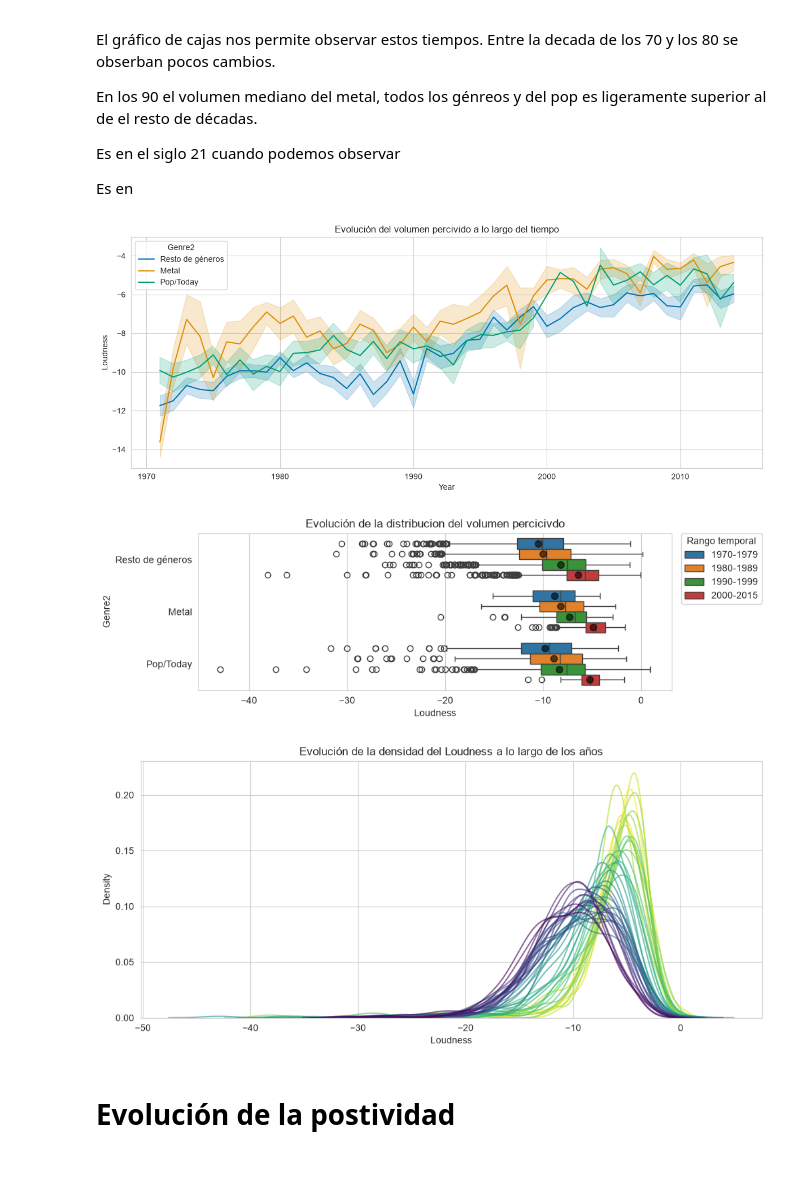
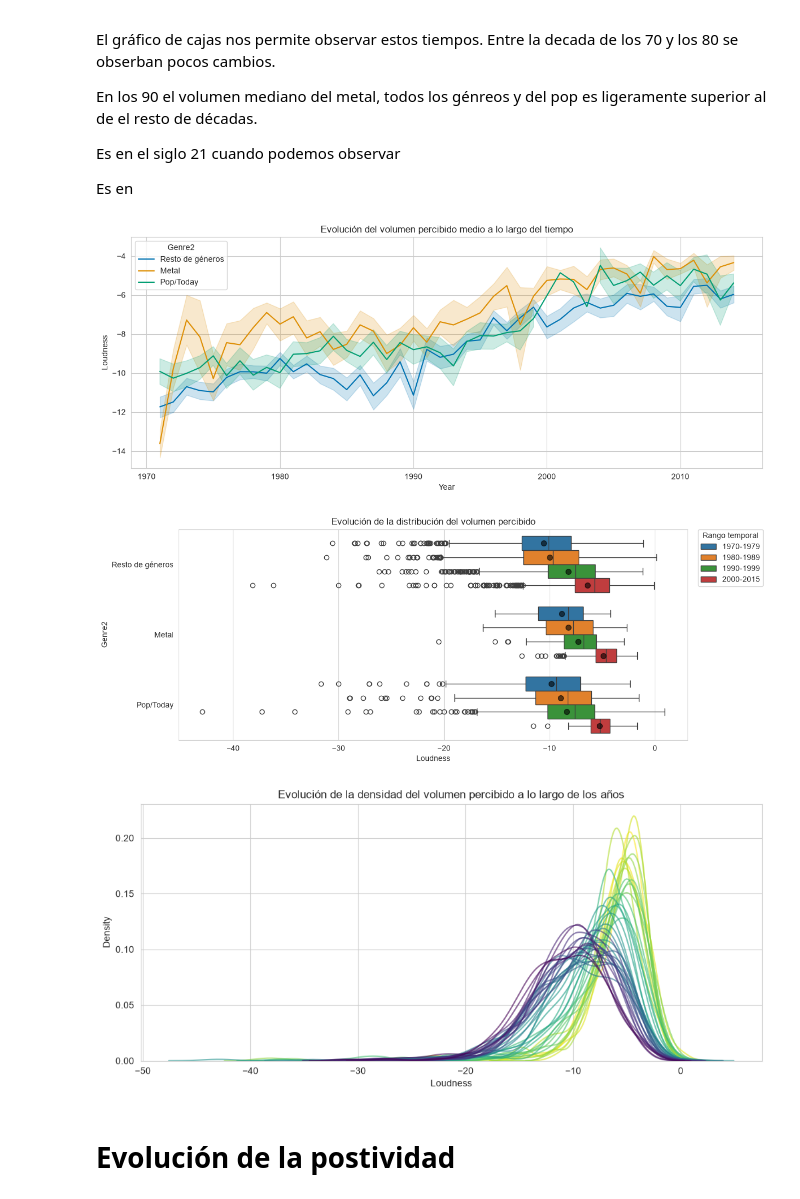
Before and after one commit to sanvik90/EDA_Iker, a Jupyter notebook: EDA NOTEBOOK LIMPIO.ipynb, the cells around one changed output. Saved outputs shown, nothing was run; the diff lists cells and outputs as text; code cells hidden in the pictures; blank space fills up the shorter version.

```diff
--- a/EDA NOTEBOOK LIMPIO.ipynb
+++ b/EDA NOTEBOOK LIMPIO.ipynb
@@ -219,7 +278,7 @@ def graflin(df,y,titulo):
     plt.show()
     return
 def cajatemp(df, x,titulo):
-    plt.figure(figsize=(9,3))
+    plt.figure(figsize=(12,5))
 
     sns.boxplot(data = df, x = x, y= "Genre2" , fill = True   ,hue = "Yearcat",showmeans=True,  meanprops={
             "marker": "o",
@@ -262,12 +321,12 @@ Es en el siglo 21 cuando podemos observar
 Es  en
 # %%
 graflin(df,"Loudness","Evolución del volumen percibido medio a lo largo del tiempo")
-cajatemp(df, "Loudness" ,"Evolución de la distribucion del volumen percicivdo")
-densi(df,"Loudness","Evolución de la densidad del Loudness a lo largo de los años")
+cajatemp(df, "Loudness" ,"Evolución de la distribución del volumen percibido")
+densi(df,"Loudness","Evolución de la densidad del volumen percibido a lo largo de los años")
 # %% [output]
-[figure, old version]
+[figure, new version]
-[figure, old version]
+[figure, new version]
-[figure, old version]
+[figure, new version]
 # %% [markdown]
 # Evolución de la postividad
 # %%
```
Also changed, not shown: parts of 8 cells of this notebook.
